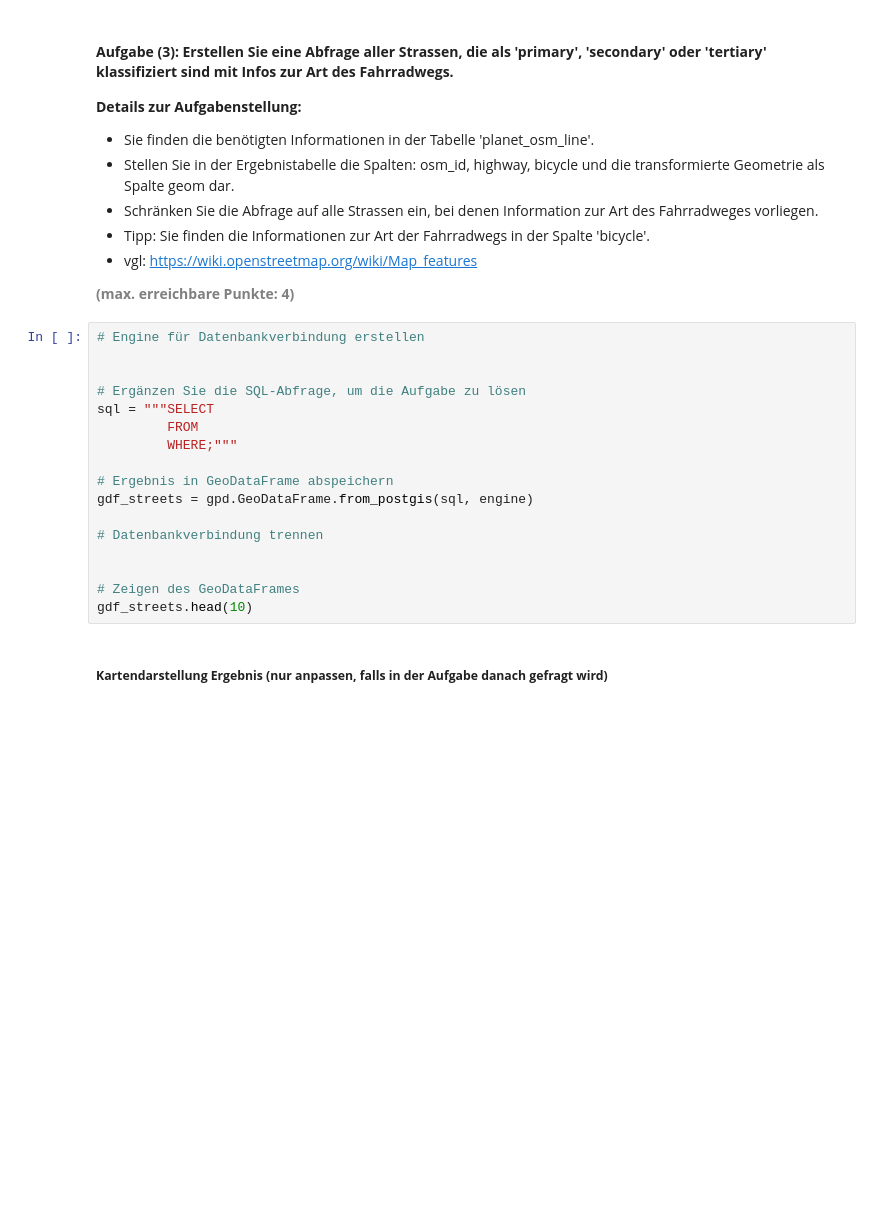
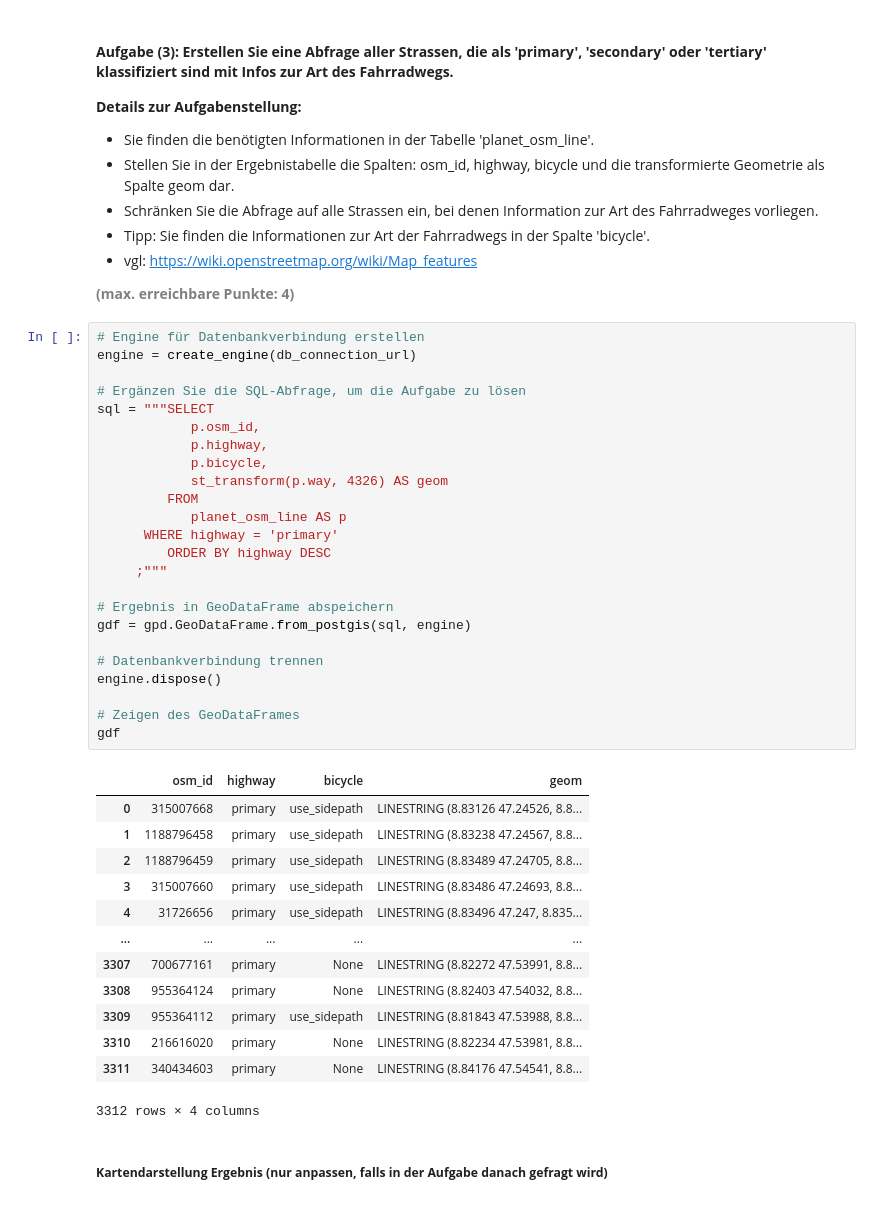
Before and after one commit to migifor-forstmi4/python_postgresql_postgis, a Jupyter notebook: Leistungsnachweis 1/AP03_Management_Raeumliche_Daten.ipynb, the cells around one changed output. Drawn from its saved outputs; the diff is of its cells as text; blank space fills up the shorter version.

```diff
--- a/Leistungsnachweis 1/AP03_Management_Raeumliche_Daten.ipynb
+++ b/Leistungsnachweis 1/AP03_Management_Raeumliche_Daten.ipynb
@@ -334,21 +334,42 @@ Die Karte wurde unter 'maps/map_stations.html' gespeichert.
 <b style="color: gray;">(max. erreichbare Punkte: 4)</b>
 # %%
 # Engine für Datenbankverbindung erstellen
-
+engine = create_engine(db_connection_url)
 
 # Ergänzen Sie die SQL-Abfrage, um die Aufgabe zu lösen
 sql = """SELECT
+            p.osm_id,
+            p.highway,
+            p.bicycle,
+            st_transform(p.way, 4326) AS geom
          FROM
-         WHERE;"""
+            planet_osm_line AS p
+      WHERE highway = 'primary'
+         ORDER BY highway DESC
+     ;"""
 
 # Ergebnis in GeoDataFrame abspeichern
-gdf_streets = gpd.GeoDataFrame.from_postgis(sql, engine)
+gdf = gpd.GeoDataFrame.from_postgis(sql, engine)
 
 # Datenbankverbindung trennen
-
+engine.dispose()
 
 # Zeigen des GeoDataFrames
-gdf_streets.head(10)
+gdf
+# %% [output]
+|  | osm_id | highway | bicycle | geom |
+| 0 | 315007668 | primary | use_sidepath | LINESTRING (8.83126 47.24526, 8.8... |
+| 1 | 1188796458 | primary | use_sidepath | LINESTRING (8.83238 47.24567, 8.8... |
+| 2 | 1188796459 | primary | use_sidepath | LINESTRING (8.83489 47.24705, 8.8... |
+| 3 | 315007660 | primary | use_sidepath | LINESTRING (8.83486 47.24693, 8.8... |
+| 4 | 31726656 | primary | use_sidepath | LINESTRING (8.83496 47.247, 8.835... |
+| ... | ... | ... | ... | ... |
+| 3307 | 700677161 | primary | None | LINESTRING (8.82272 47.53991, 8.8... |
+| 3308 | 955364124 | primary | None | LINESTRING (8.82403 47.54032, 8.8... |
+| 3309 | 955364112 | primary | use_sidepath | LINESTRING (8.81843 47.53988, 8.8... |
+| 3310 | 216616020 | primary | None | LINESTRING (8.82234 47.53981, 8.8... |
+| 3311 | 340434603 | primary | None | LINESTRING (8.84176 47.54541, 8.8... |
+3312 rows × 4 columns
 # %% [markdown]
 ##### <b>Kartendarstellung Ergebnis (nur anpassen, falls in der Aufgabe danach gefragt wird)</b>
 # %%
```
Also changed, not shown: parts of 1 cell of this notebook, 1 other file.
